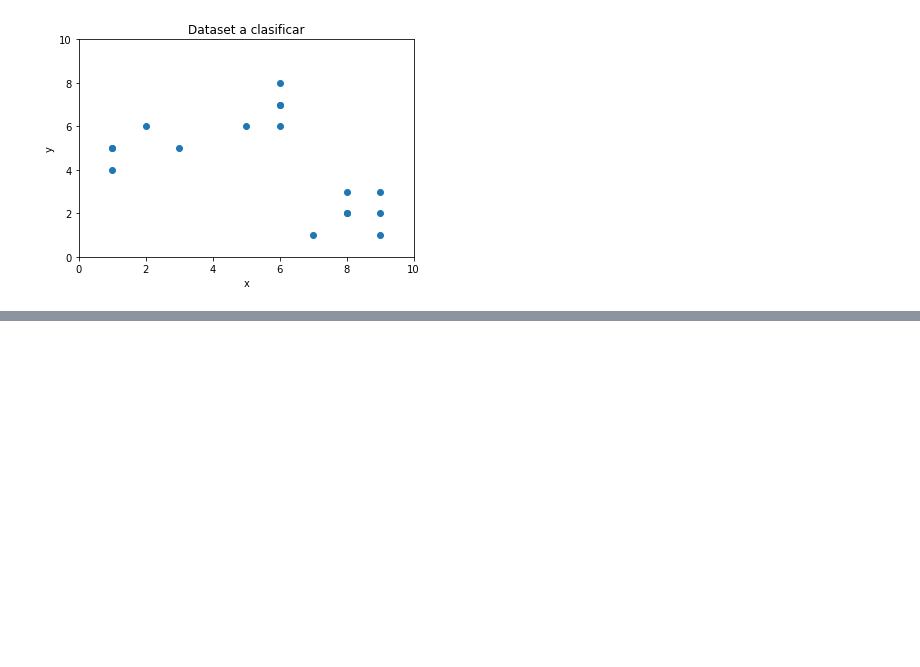
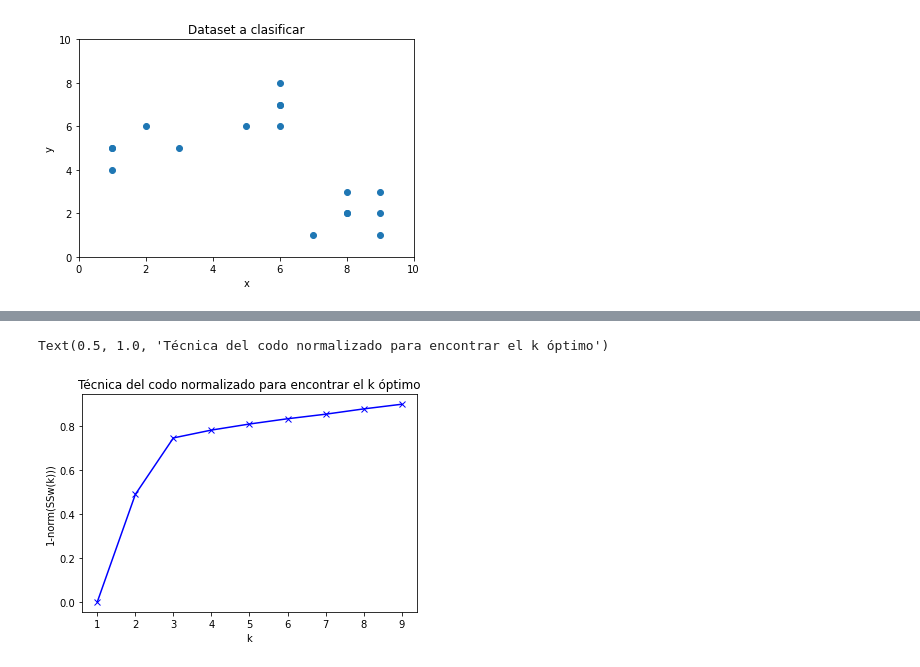
Before and after one commit to GersonVis/Tecnicas-de-IA, a Jupyter notebook: curso udemy/clustering/el metodo del codo y factor silueta.ipynb, the cells around one changed output, grey strips where cells are left out. Saved outputs shown, nothing was run; the diff lists cells and outputs as text; code cells hidden in the pictures; blank space fills up the shorter version.

```diff
--- a/curso udemy/clustering/el metodo del codo y factor silueta.ipynb
+++ b/curso udemy/clustering/el metodo del codo y factor silueta.ipynb
@@ -61,0 +317,9 @@ for k in K:
+# %%
+## el codo normalizado
+plt.plot(K, 1-ssw/sst, "bx-")
+plt.xlabel("k")
+plt.ylabel("1-norm(SSw(k)))")
+plt.title("Técnica del codo normalizado para encontrar el k óptimo")
+# %% [output]
+Text(0.5, 1.0, 'Técnica del codo normalizado para encontrar el k óptimo')
+[figure, added]
```
Also changed, not shown: parts of 5 cells of this notebook, 3 other files.
